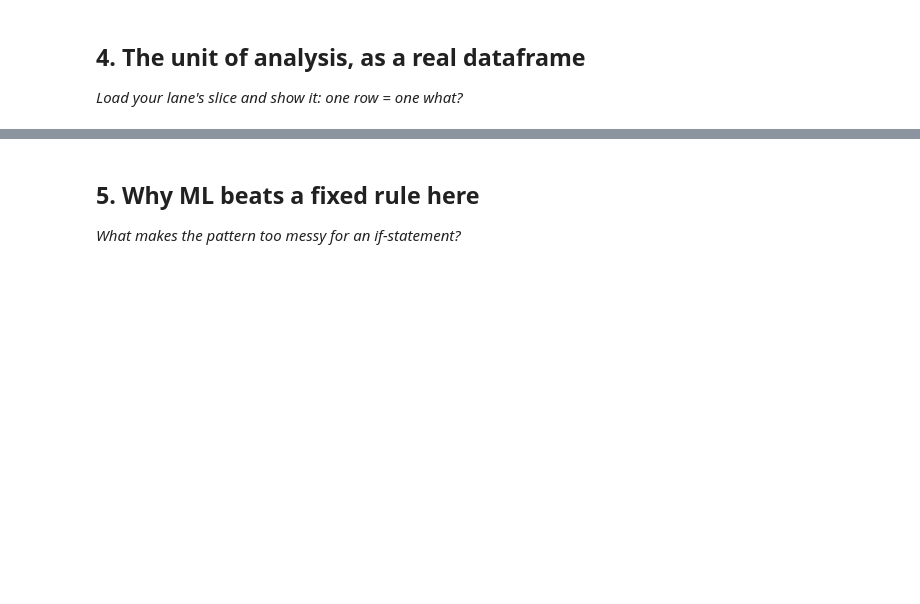
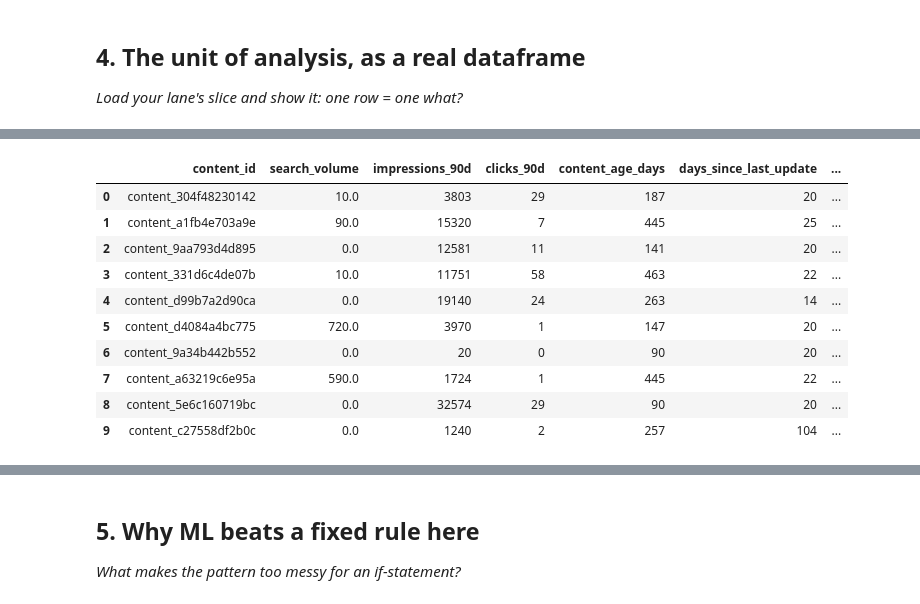
Before and after one commit to Nandini1313-cloud/flyrank-ml1-internship, a Jupyter notebook: work/notebooks/w02_ml_task_framing.ipynb, the cells around one changed output, grey strips where cells are left out. Saved outputs shown, nothing was run; the diff lists cells and outputs as text; code cells hidden in the pictures; blank space fills up the shorter version.

```diff
--- a/work/notebooks/w02_ml_task_framing.ipynb
+++ b/work/notebooks/w02_ml_task_framing.ipynb
@@ -34,3 +71,7 @@ This skeleton is yours to fill. Work the sections **in order** — each one has
 # %%
 # This cell is for CODE (numbers, a query, a check).
 # Write your text answer in the cell ABOVE this one — typing sentences here breaks Run All.
+import pandas as pd
+df = pd.read_csv("https://raw.githubusercontent.com/Nandini1313-cloud/flyrank-ml1-internship/refs/heads/main/data/raw/content_refresh_anonymized.csv")
+
+df.head()
@@ -36,0 +110,27 @@ This skeleton is yours to fill. Work the sections **in order** — each one has
+# %%
+df[
+    [
+        "content_id",
+        "search_volume",
+        "impressions_90d",
+        "clicks_90d",
+        "content_age_days",
+        "days_since_last_update",
+        "ctr",
+        "avg_position",
+        "trend_direction",
+        "trend_pct"
+    ]
+].head(10)
+# %% [output]
+|  | content_id | search_volume | impressions_90d | clicks_90d | content_age_days | days_since_last_update | ... |
+| 0 | content_304f48230142 | 10.0 | 3803 | 29 | 187 | 20 | ... |
+| 1 | content_a1fb4e703a9e | 90.0 | 15320 | 7 | 445 | 25 | ... |
+| 2 | content_9aa793d4d895 | 0.0 | 12581 | 11 | 141 | 20 | ... |
+| 3 | content_331d6c4de07b | 10.0 | 11751 | 58 | 463 | 22 | ... |
+| 4 | content_d99b7a2d90ca | 0.0 | 19140 | 24 | 263 | 14 | ... |
+| 5 | content_d4084a4bc775 | 720.0 | 3970 | 1 | 147 | 20 | ... |
+| 6 | content_9a34b442b552 | 0.0 | 20 | 0 | 90 | 20 | ... |
+| 7 | content_a63219c6e95a | 590.0 | 1724 | 1 | 445 | 22 | ... |
+| 8 | content_5e6c160719bc | 0.0 | 32574 | 29 | 90 | 20 | ... |
+| 9 | content_c27558df2b0c | 0.0 | 1240 | 2 | 257 | 104 | ... |
```
Also changed, not shown: parts of 16 cells of this notebook.
